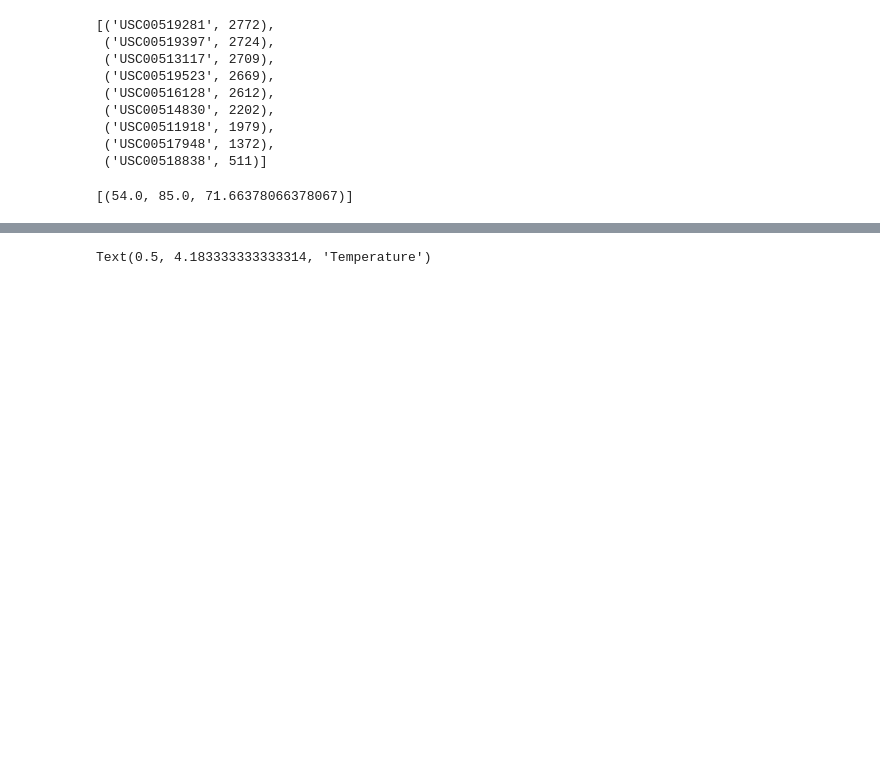
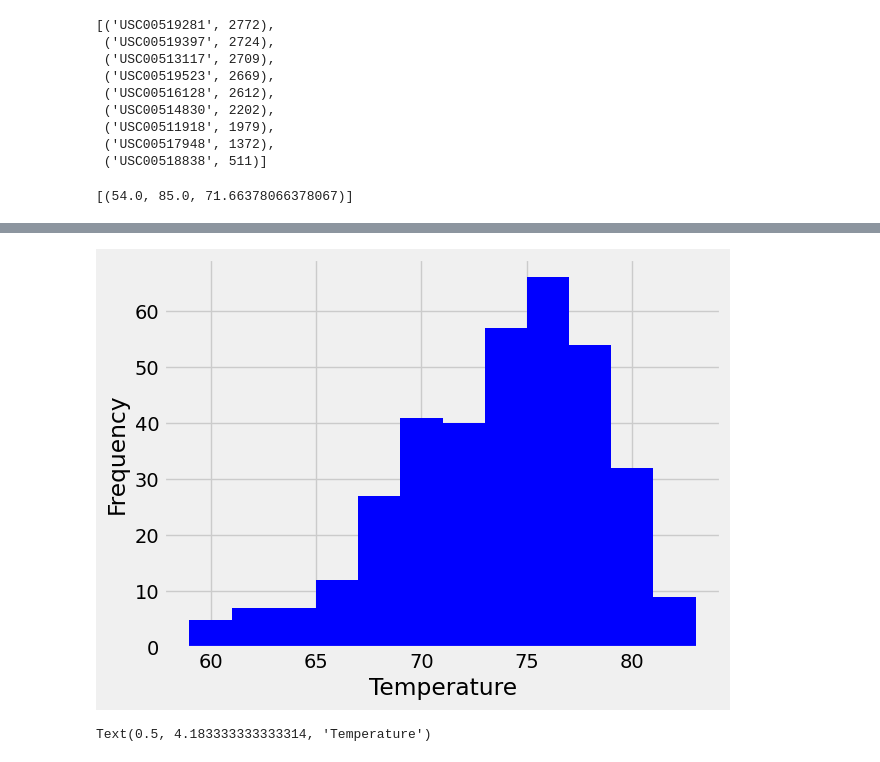
Before and after one commit to JAld3r/sqlalchemy-challenge, a Jupyter notebook: SurfsUp/climate_starter.ipynb, the cells around one changed output, grey strips where cells are left out. Cells and saved outputs as stored; diff of their text form; code cells hidden in the pictures; blank space fills up the shorter version.

```diff
--- a/SurfsUp/climate_starter.ipynb
+++ b/SurfsUp/climate_starter.ipynb
@@ -157,0 +171,3 @@ yr1_summary
+# %%
+station1 = engine.execute(text("""SELECT tobs AS Temperature FROM measurement WHERE date BETWEEN '2016-08-18' AND '2017-08-18' AND station = 'USC00519281'""")).fetchall()
+station1
@@ -157,0 +192,3 @@ yr1_summary
+# %%
+station1_df = pd.DataFrame(station1)
+station1_df
@@ -158,3 +209,11 @@ yr1_summary
+# %%
+plt.hist(station1_df['Temperature'], bins=12, color='blue')
+plt.xlabel("Temperature")
+plt.ylabel("Frequency")
+plt.grid(True)
+plt.show()
+# %% [output]
+[figure, added]
 # %%
 # Using the most active station id
 # Query the last 12 months of temperature observation data for this station and plot the results as a histogram
```
Also changed, not shown: parts of 6 cells of this notebook.
